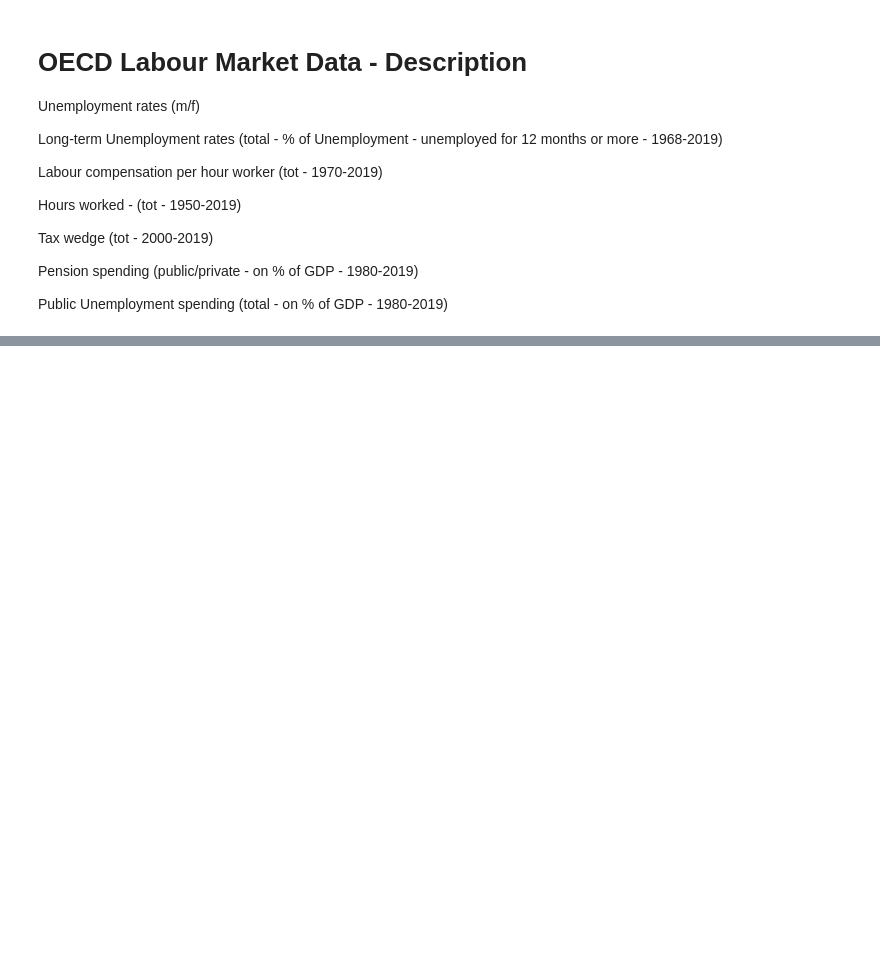
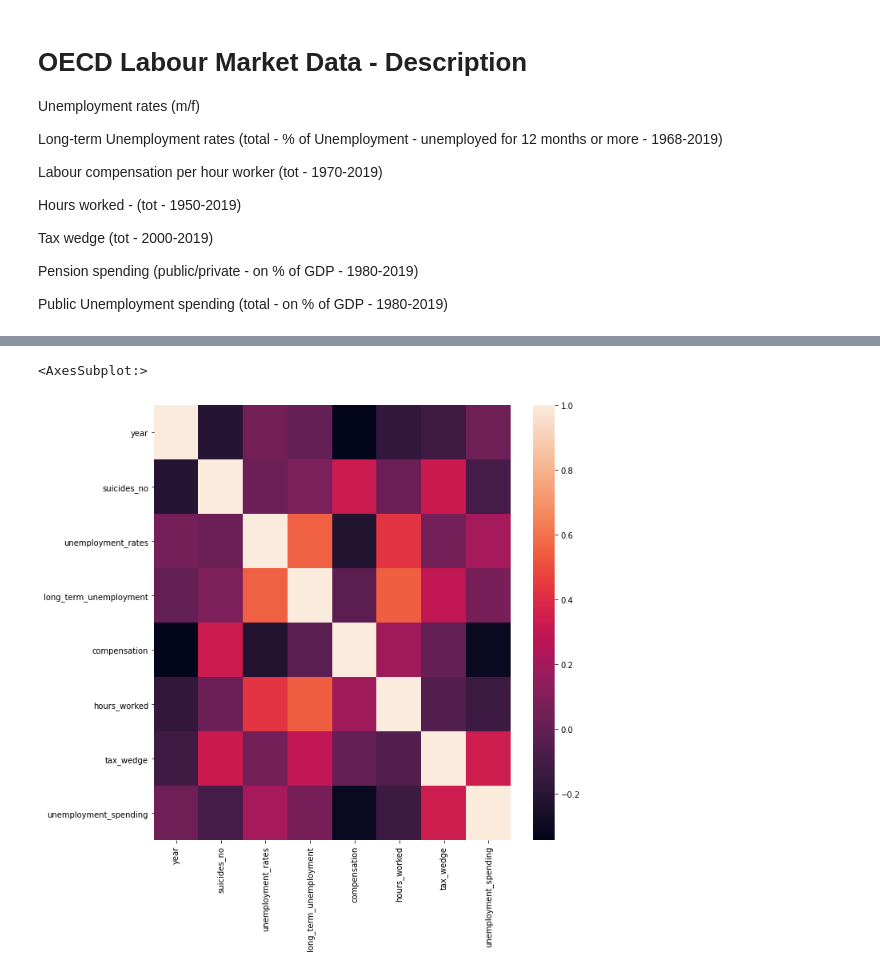
Before and after one commit to iberius96/Python-Suicides-Europe, a Jupyter notebook: main.ipynb, the cells around one changed output, grey strips where cells are left out. Saved outputs shown, nothing was run; the diff lists cells and outputs as text; code cells hidden in the pictures; blank space fills up the shorter version.

Commit message:
Imported leabour market data

```diff
--- a/main.ipynb
+++ b/main.ipynb
@@ -340,0 +376,15 @@ unempl_spending = pd.read_csv('./source/labour/OECD_unemploymentSPending.csv')
+# %%
+labour['country'] = labour['country'].apply(
+    lambda x: pycountry.countries.get(alpha_3=x).name
+    if len(x) == 3
+    else pycountry.countries.get(alpha_2=x).name
+)
+# %%
+labour = labour[labour['country'].isin(euro_countries)]
+# %%
+merged_data = suicide.merge(
+    labour,
+    on = ['country', 'sex', 'year']
+)
+
+final
@@ -340,0 +405,3 @@ unempl_spending = pd.read_csv('./source/labour/OECD_unemploymentSPending.csv')
+# %%
+c = merged_data[merged_data['sex'] == 'total'].corr()
+c.where(np.triu(np.ones(c.shape), k=1).astype(np.bool)).stack().sort_values(ascending=False)
@@ -340,0 +426,6 @@ unempl_spending = pd.read_csv('./source/labour/OECD_unemploymentSPending.csv')
+# %%
+plt.figure(figsize=(10,10))
+sns.heatmap(c)
+# %% [output]
+<AxesSubplot:>
+[figure, added]
```
Also changed, not shown: parts of 24 cells of this notebook.
